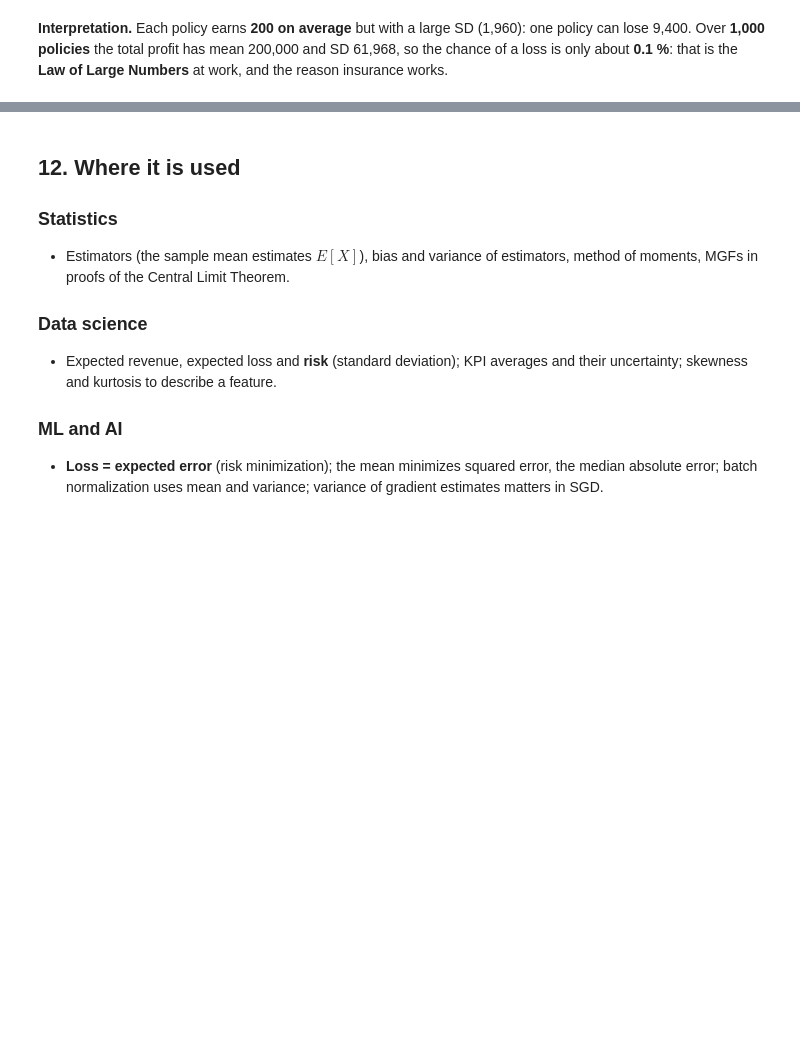
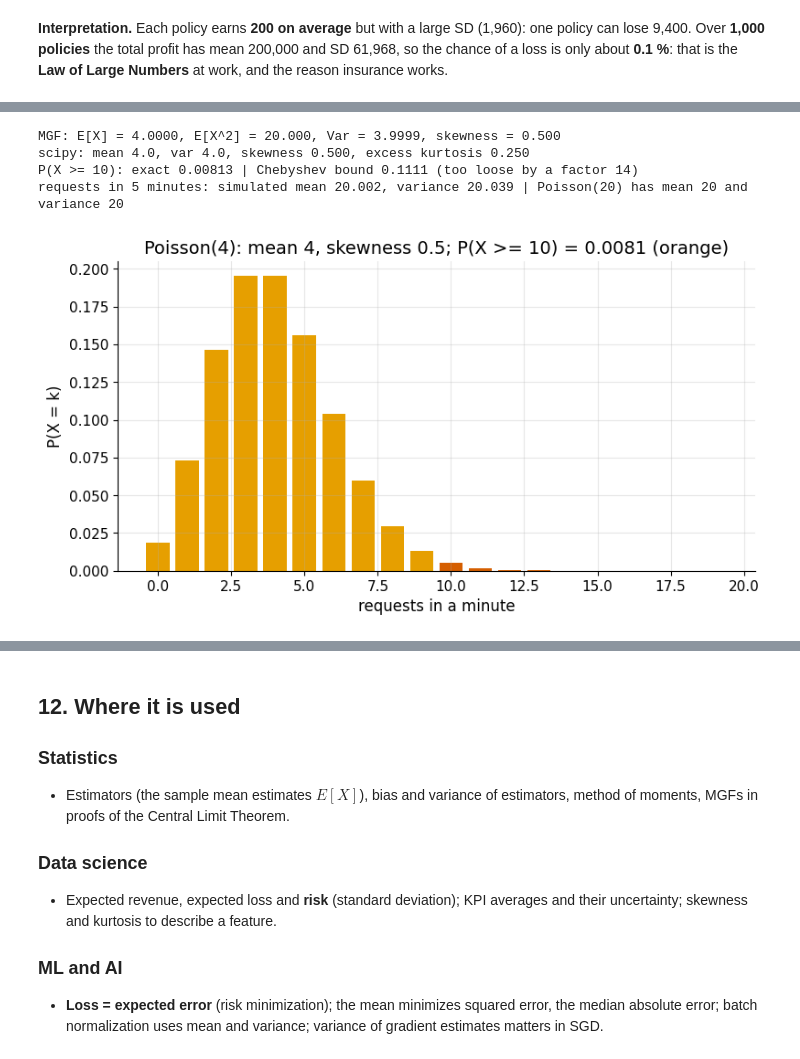
Before and after one commit to AhmedMostafaAttiaaa/distributions-irl, a Jupyter notebook: module_00_foundations/notebooks/00_02_expectation_moments.ipynb, the cells around one changed output, grey strips where cells are left out. Drawn from its saved outputs; the diff is of its cells as text; code cells hidden in the pictures; blank space fills up the shorter version.

```diff
--- a/module_00_foundations/notebooks/00_02_expectation_moments.ipynb
+++ b/module_00_foundations/notebooks/00_02_expectation_moments.ipynb
@@ -340,0 +420,28 @@ per policy: expected profit 200, SD 1960
+# %%
+lam = 4.0
+M = lambda t: np.exp(lam * (np.exp(t) - 1))
+h = 1e-3
+mean_mgf = (M(h) - M(-h)) / (2 * h)                                   # M'(0), numerical derivative
+ex2_mgf = (M(h) - 2 * M(0) + M(-h)) / h**2                            # M''(0)
+var_mgf = ex2_mgf - mean_mgf**2
+K = lambda t: np.log(M(t)); third_cumulant = (K(2 * h) - 2 * K(h) + 2 * K(-h) - K(-2 * h)) / (2 * h**3)
+skew_mgf = third_cumulant / var_mgf**1.5
+m_s, v_s, s_s, k_s = stats.poisson(lam).stats(moments="mvsk")
+print(f"MGF: E[X] = {mean_mgf:.4f}, E[X^2] = {ex2_mgf:.3f}, Var = {var_mgf:.4f}, skewness = {skew_mgf:.3f}")
+print(f"scipy: mean {m_s}, var {v_s}, skewness {float(s_s):.3f}, excess kurtosis {float(k_s):.3f}")
+exact_tail = stats.poisson(lam).sf(9); cheb = lam / 36
+print(f"P(X >= 10): exact {exact_tail:.5f} | Chebyshev bound {cheb:.4f} (too loose by a factor {cheb / exact_tail:.0f})")
+five = np.random.default_rng(6).poisson(lam, size=(300_000, 5)).sum(axis=1)
+print(f"requests in 5 minutes: simulated mean {five.mean():.3f}, variance {five.var():.3f} | Poisson(20) has mean 20 and variance 20")
+assert abs(mean_mgf - 4) < 1e-3 and abs(var_mgf - 4) < 0.02 and abs(skew_mgf - 0.5) < 0.02 and abs(five.mean() - 20) < 0.05 and abs(five.var() - 20) < 0.3
+assert exact_tail < cheb
+ks = np.arange(0, 20); fig, ax = plt.subplots(figsize=(9, 4.4))
+ax.bar(ks, stats.poisson(lam).pmf(ks), color=[SIM] * 10 + [HIGHLIGHT] * 10)
+ax.set_xlabel("requests in a minute"); ax.set_ylabel("P(X = k)"); ax.set_title(f"Poisson(4): mean 4, skewness 0.5; P(X >= 10) = {exact_tail:.4f} (orange)")
+plt.show()
+# %% [output]
+MGF: E[X] = 4.0000, E[X^2] = 20.000, Var = 3.9999, skewness = 0.500
+scipy: mean 4.0, var 4.0, skewness 0.500, excess kurtosis 0.250
+P(X >= 10): exact 0.00813 | Chebyshev bound 0.1111 (too loose by a factor 14)
+requests in 5 minutes: simulated mean 20.002, variance 20.039 | Poisson(20) has mean 20 and variance 20
+[figure, added]
```
Also changed, not shown: parts of 11 cells of this notebook.
